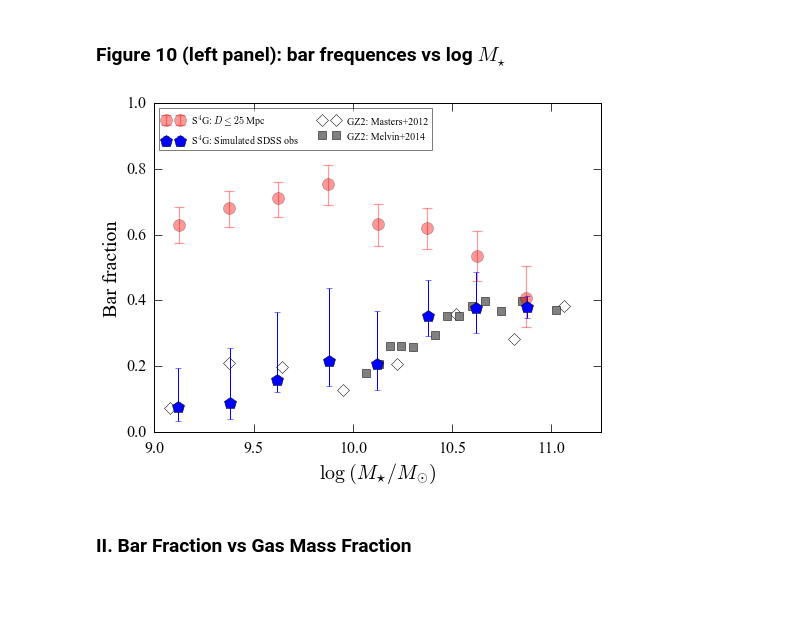
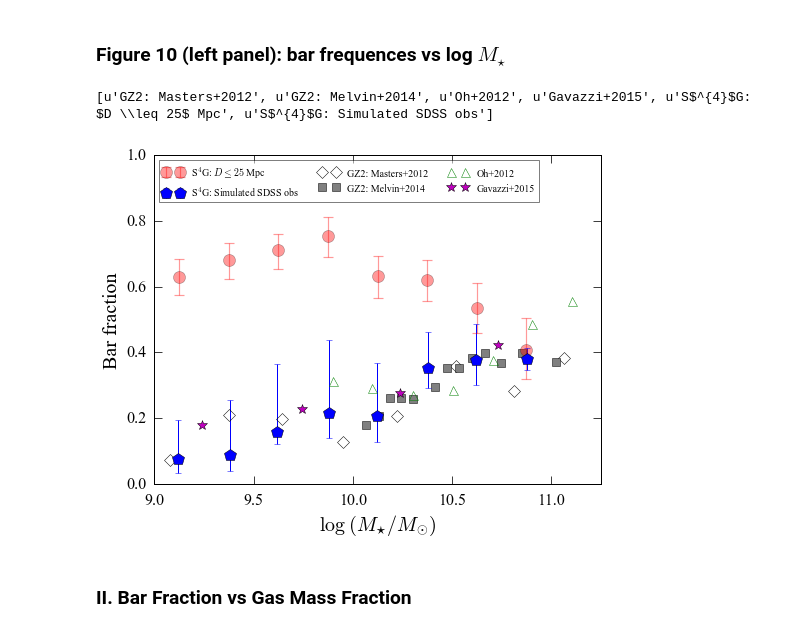
Before and after one commit to perwin/s4g_barfractions, a Jupyter notebook: s4gbars_simulated-surveys.ipynb, the cells around one changed output. Drawn from its saved outputs; the diff is of its cells as text; code cells hidden in the pictures; blank space fills up the shorter version.

Commit message:
Added Oh+2012 f_bar data file and updated simulation plot

```diff
--- a/s4gbars_simulated-surveys.ipynb
+++ b/s4gbars_simulated-surveys.ipynb
@@ -108,9 +108,11 @@ def ReadSheth08( fname ):
     return (logMstar, np.array(f), np.array(sig_low), np.array(sig_high))
 
 
-# Published f(bar) vs logMstar: Masters+2012, Melvin+2012
+# Published f(bar) vs logMstar: Masters+2012, Melvin+2012, Oh+2012, Gavazzi+2015
 logmstar_m12,fbar_m12 = s4gutils.Read2ColumnProfile(fbarLitDir+"fbar-vs-logMstar_masters+2012.txt")
 logmstar_m14,fbar_m14 = s4gutils.Read2ColumnProfile(fbarLitDir+"fbar-vs-logMstar_melvin+2014.txt")
+logmstar_oh12,fbar_oh12 = profiles.ReadProfile(fbarLitDir+"fbar-vs-logMstar_oh+2012.txt")
+logmstar_g15,fbar_g15 = profiles.ReadProfile(fbarLitDir+"fbar-vs-logmstar_gavazzi+2015.txt")
 
 # Published f(bar) vs log(f_gas): Masters+2012
 logfgas_m12,fbar_m12_fgas = s4gutils.Read2ColumnProfile(fbarLitDir+"fbar-vs-logfgas_masters+2012.txt")
@@ -126,26 +128,31 @@ logmstar_s08h,fbar_s08h,sigma_low_s08h,sigma_high_s08h = ReadSheth08(fbarLitDir+
 # %%
 dd2dp = du.ReadCompositeTable(simDir+"sim_logMstar_d30_sp_2xfwhm_SDSS_200_dp-sizes.txt", columnRow=0, dataFrame=True)
 
 # Plot for paper
 plt.plot(logmstar_m12, fbar_m12, 'D', mfc="None",mec='k', ms=9,label='GZ2: Masters+2012')
 plt.plot(logmstar_m14, fbar_m14, 's', mfc="0.5",mec='k', ms=8,label='GZ2: Melvin+2014')
+plt.plot(logmstar_oh12, fbar_oh12, '^', mfc="None",mec='g', ms=9,label='Oh+2012')
+plt.plot(logmstar_g15,fbar_g15, 'm*', ms=10.5,label='Gavazzi+2015')
 pu.PlotFrequencyWithWeights(s4gdata.logmstar, s4gdata.w25, ii_barred_limited1, ii_unbarred_limited1, 8.0, 11.25, 0.25, fmt='ro', ms=12, noErase=True, alpha=0.4,label=ss1)
 plt.errorbar(dd2dp.logMstar, dd2dp.medFbar, yerr=[dd2dp.sigma_low, dd2dp.sigma_high], fmt='bp', ms=12, label=r'S$^{4}$G: Simulated SDSS obs')
 plt.ylim(0,1);plt.xlim(9,11.25)
 plt.xlabel(xtmstar)
 plt.ylabel('Bar fraction')
 
 # re-order labels in legend
 ax = plt.gca()
 handles,labels = ax.get_legend_handles_labels()
-handles = [handles[2], handles[3], handles[0], handles[1]]
-labels = [labels[2], labels[3], labels[0], labels[1]]
-legend(handles, labels, loc="upper left", fontsize=10, ncol=2, framealpha=0.5)
+print(labels)
+handles = [handles[4], handles[5], handles[0], handles[1], handles[2], handles[3]]
+labels = [labels[4], labels[5], labels[0], labels[1], labels[2], labels[3]]
+legend(handles, labels, loc="upper left", fontsize=10, ncol=3, framealpha=0.5)
 # push bottom of plot upwards so that x-axis label isn't clipped in PDF output
 plt.subplots_adjust(bottom=0.14)
+
 if savePlots: plt.savefig(plotDir+"fbar-vs-mass-sim.pdf")
 # %% [output]
+[u'GZ2: Masters+2012', u'GZ2: Melvin+2014', u'Oh+2012', u'Gavazzi+2015', u'S$^{4}$G: $D \\leq 25$ Mpc', u'S$^{4}$G: Simulated SDSS obs']
-[figure, old version]
+[figure, new version]
 # %% [markdown]
 ### II. Bar Fraction vs Gas Mass Fraction
 # %% [markdown]
```
Also changed, not shown: 1 other file.
